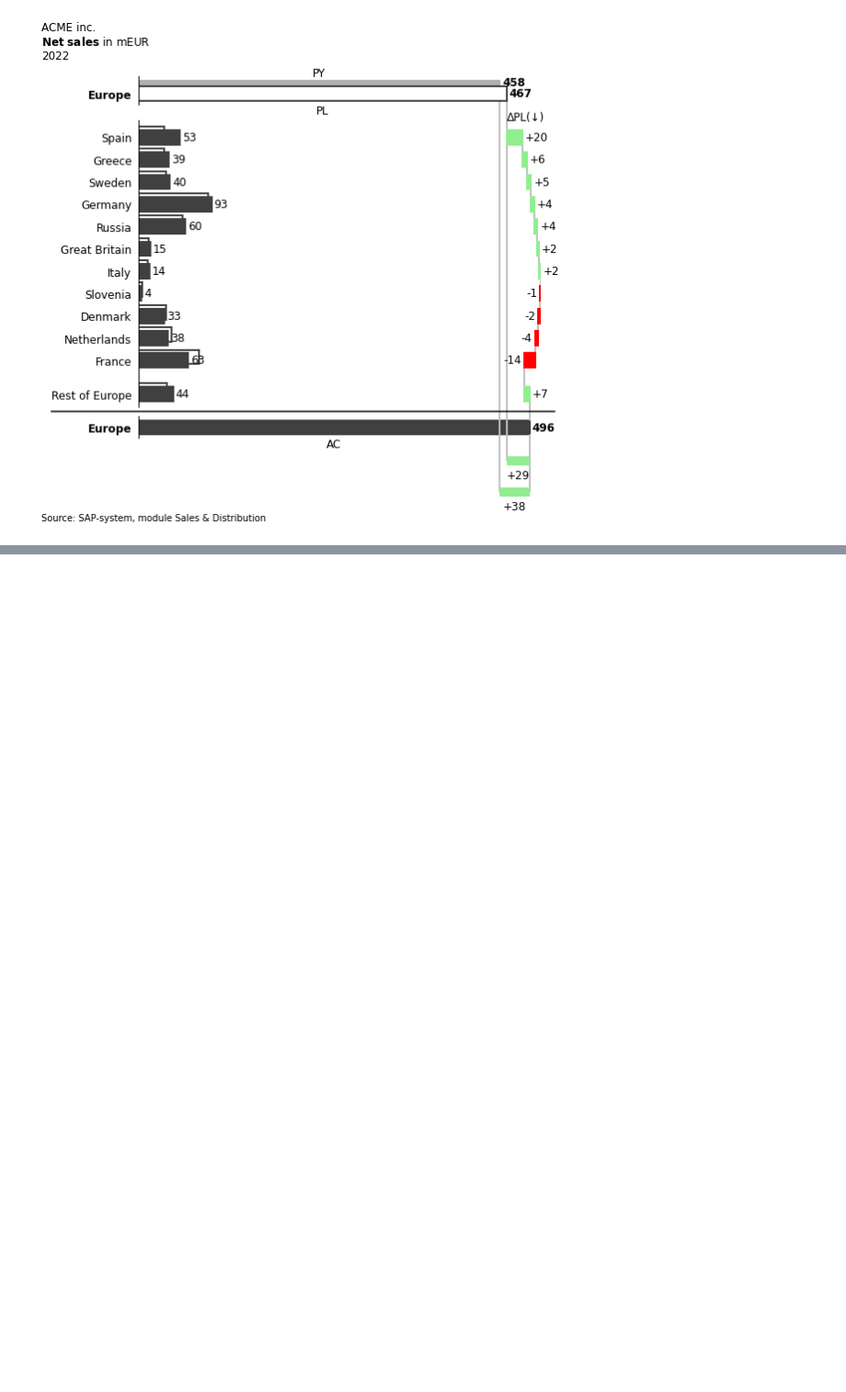
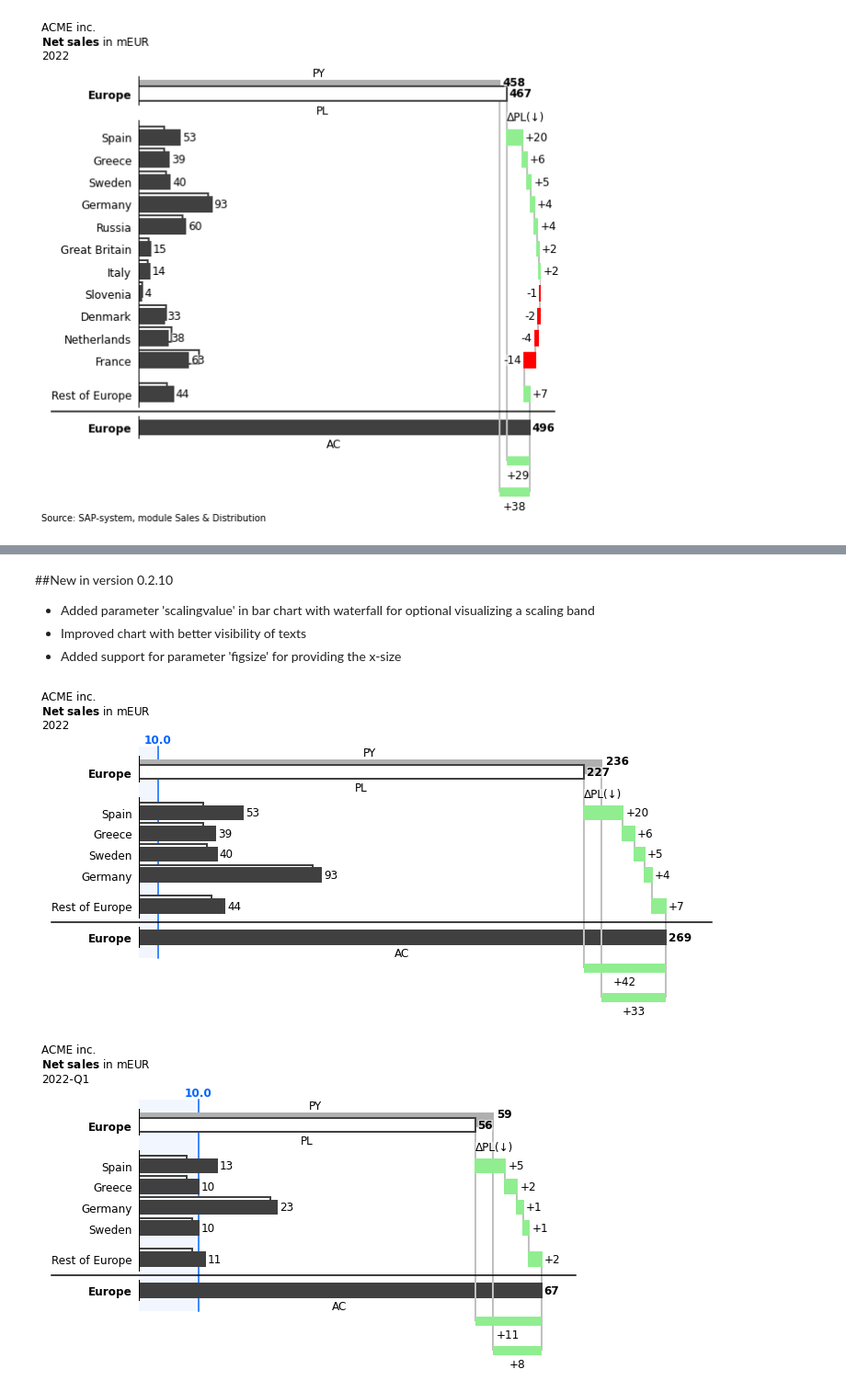
Before and after one commit to MarcelW1323/clean_business_chart, a Jupyter notebook: Welcome_to_the_BarWithWaterfall_from_Clean_Business_Chart.ipynb, the cells around one changed output, grey strips where cells are left out. Shown at 92% size. Saved outputs shown, nothing was run; the diff lists cells and outputs as text; code cells hidden in the pictures; blank space fills up the shorter version.

```diff
--- a/Welcome_to_the_BarWithWaterfall_from_Clean_Business_Chart.ipynb
+++ b/Welcome_to_the_BarWithWaterfall_from_Clean_Business_Chart.ipynb
@@ -463,0 +471,62 @@ chart4 = cbc.BarWithWaterfall(data=dataset,             # Assign the dataset to
+# %% [markdown]
+##New in version 0.2.10
+
+* Added parameter 'scalingvalue' in bar chart with waterfall for optional visualizing a scaling band
+* Improved chart with better visibility of texts
+* Added support for parameter 'figsize' for providing the x-size
+# %%
+# Example for version 0.2.10
+
+import clean_business_chart as cbc   # cbc is an abbreviation making it easier to make a call to the parts of the package
+
+# Declare an empty dictionary called 'title_dict' to store title-values
+title_dict = dict()
+
+# Fill the title-values
+title_dict['Reporting_unit']   = 'ACME inc.'           # Name of the company or the department
+title_dict['Business_measure'] = 'Net sales'           # Name of the business measure
+title_dict['Unit']             = 'EUR'                 # Unit: USD or EUR (monetary) or # (count)
+title_dict['Time']             = '2022'                # More specific information about the time selection
+
+# Fill the data to be visualized in this dataset
+dataset =  { 'HEADERS'      : ['PY','PL','AC','FC'],   # Special keyword 'HEADERS' to indicate the scenario of the value columns
+             'Spain'        : [ 30 , 33 , 53 ,  0 ],
+             'Greece'       : [ 38 , 33 , 39 ,  0 ],
+             'Sweden'       : [ 38 , 35 , 40 ,  0 ],
+             'Germany'      : [ 90 , 89 , 93 ,  0 ],
+             'OTHER'        : [ 40 , 37 , 44 ,  0 ]}   # Special keyword 'OTHERS' to indicate the row with the remaining values
+
+chart5 = cbc.BarWithWaterfall(data=dataset,             # Assign the dataset to the parameter data
+                              title=title_dict,         # Assign the title_dict to the parameter title
+                              compare_scenarios='AC',   # Which is the main scenario in the detail part of the chart
+                              total_text="Europe",      # What is the title of the total bars (default: 'Total')
+                              force_zero_decimals=True, # Force the output to have no decimals
+                              other="Rest of Europe",   # What is the title of the other bar (default: 'OTHER')
+                              scalingvalue=10,          # Scalingband at 10
+                              figsize=10,               # Wider size
+                              multiplier='m')           # Multiplier will be used in the title and will also
+                                                        #      be used with optimizations
+
+# Fill the title-values
+title_dict['Time']             = '2022-Q1'             # More specific information about the time selection
+
+# Fill the data to be visualized in this dataset
+dataset =  { 'HEADERS'      : ['PY','PL','AC','FC'],   # Special keyword 'HEADERS' to indicate the scenario of the value columns
+             'Spain'        : [ 8 , 8 , 13 ,  0 ],
+             'Greece'       : [ 9 , 8 , 10 ,  0 ],
+             'Sweden'       : [ 10 , 9 , 10 ,  0 ],
+             'Germany'      : [ 22 , 22 , 23 ,  0 ],
+             'OTHER'        : [ 10 , 9, 11 ,  0 ]}   # Special keyword 'OTHERS' to indicate the row with the remaining values
+
+chart5 = cbc.BarWithWaterfall(data=dataset,             # Assign the dataset to the parameter data
+                              title=title_dict,         # Assign the title_dict to the parameter title
+                              compare_scenarios='AC',   # Which is the main scenario in the detail part of the chart
+                              total_text="Europe",      # What is the title of the total bars (default: 'Total')
+                              force_zero_decimals=True, # Force the output to have no decimals
+                              other="Rest of Europe",   # What is the title of the other bar (default: 'OTHER')
+                              scalingvalue=10,          # Scalingband at 10
+                              multiplier='m')           # Multiplier will be used in the title and will also
+                                                        #      be used with optimizations
+# %% [output]
+[figure, added]
+[figure, added]
```
Also changed, not shown: parts of 11 cells of this notebook, 7 other files.
